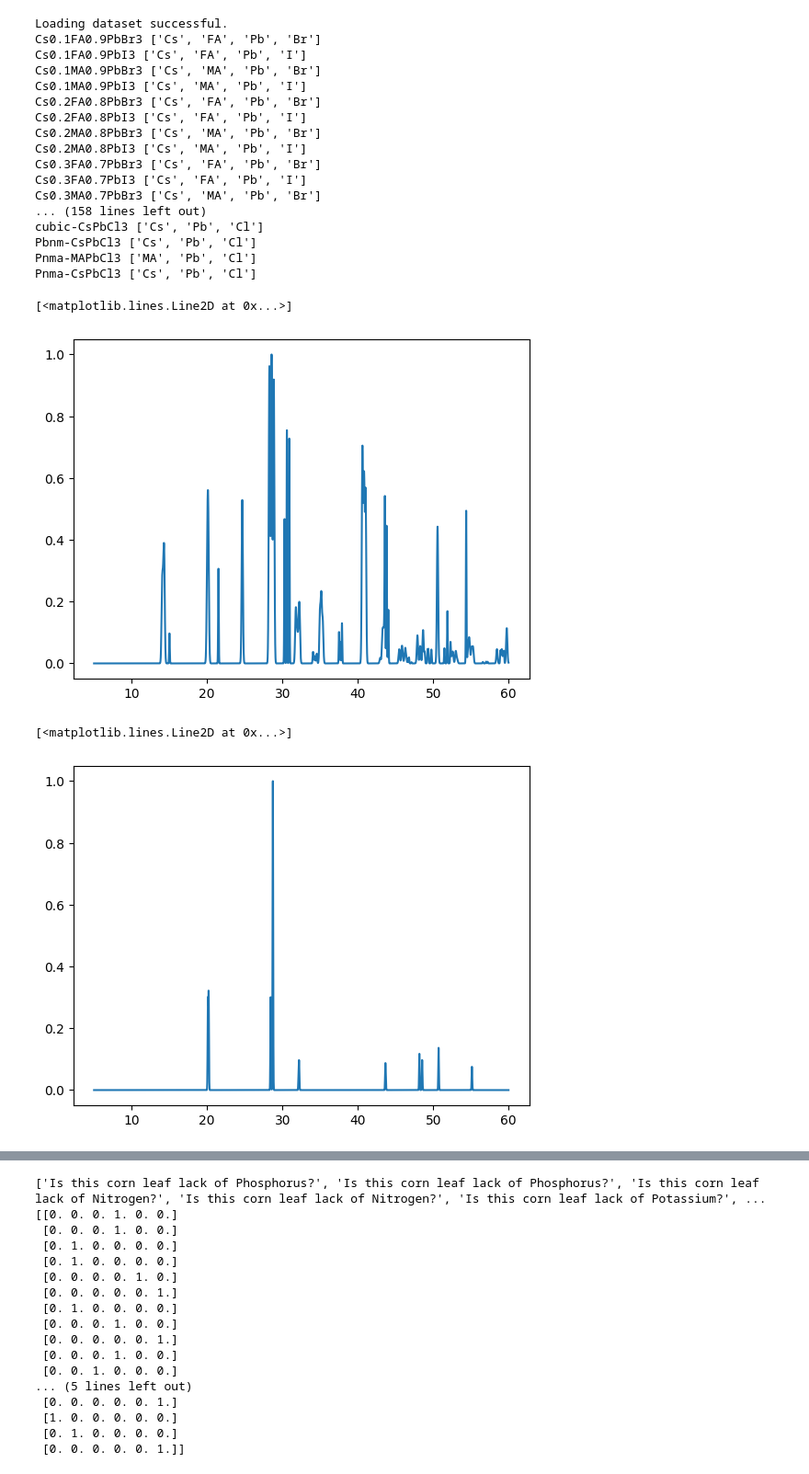
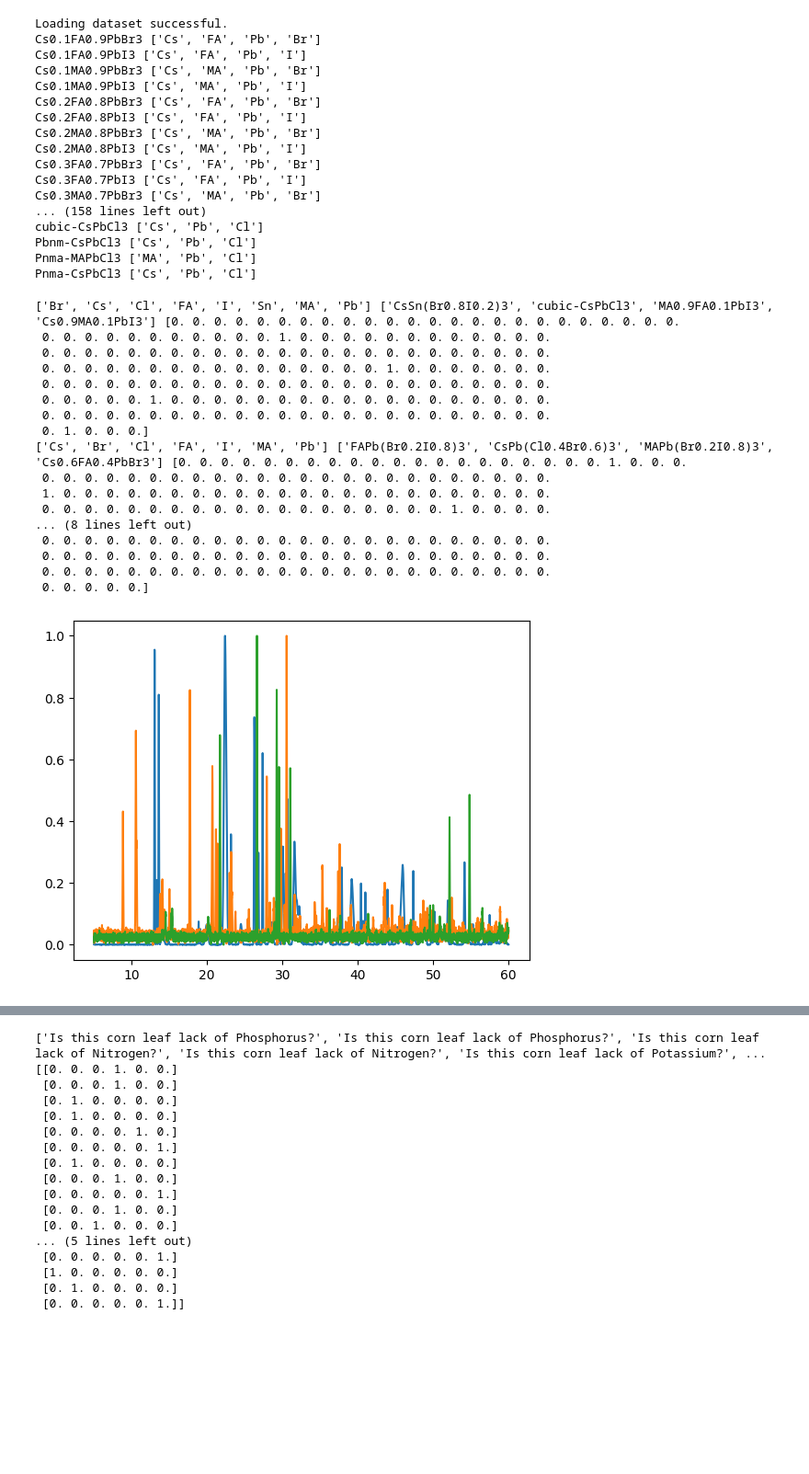
Before and after one commit to shengf22/XRD_Phase_identification, a Jupyter notebook: Train.ipynb, the cells around one changed output, grey strips where cells are left out. Shown at 92% size. Cells and saved outputs as stored; diff of their text form; code cells hidden in the pictures; blank space fills up the shorter version.

Commit message:
Update dataloader

```diff
--- a/Train.ipynb
+++ b/Train.ipynb
@@ -82,7 +82,8 @@ class DataLoader():
 
 
     def load_data(self, batch_size=10, max_n_mix=3, substrate_list=['ITO','FTO'], twotheta=np.arange(5.00, 60.01, 0.01),
-                  peak_probability_range=(0.2, 1), crystal_size_range=(5, 20), intensity_variation_range=(0.2, 1)):
+                  peak_probability_range=(0.2, 1), crystal_size_range=(5, 20), intensity_variation_range=(0.2, 1),
+                  min_mixing_ratio=0.05, noise_sigma_list=np.logspace(-4,-2,num=101)):
 
         self.n_mix_list = np.random.randint(1, max_n_mix+1, batch_size)
 
@@ -92,17 +93,21 @@ class DataLoader():
         self.labels = np.zeros((batch_size,self.len))
 
         for i in range(batch_size):
-            self.sample_idxs = np.random.randint(0,self.len,self.n_mix_list[i])
+            self.sample_idxs = np.random.choice(self.len, size=self.n_mix_list[i], replace=False)
             self.formulas, self.elements = [], []
 
-            for sample_idx in self.sample_idxs:
+            self.mixing_ratio = np.random.uniform(min_mixing_ratio,1,len(self.sample_idxs))
+            self.mixing_ratio = self.mixing_ratio/np.sum(self.mixing_ratio)
+
+            for j, sample_idx in enumerate(self.sample_idxs):
                 self.data = self.dataset[self.sample_list[sample_idx]]
                 self.formulas.append(self.data['formula'])
                 for element in self.data['element_list']:
                     if element not in self.elements:
                         self.elements.append(element)
+                self.labels[i, sample_idx] += 1
 
-                self.X_short, self.Y_short = self.data['xrd_list'][np.random.randint(0,len(dataloader.data['xrd_list']))]
+                self.X_short, self.Y_short = self.data['xrd_list'][np.random.randint(0,len(self.data['xrd_list']))]
                 self.Y = np.zeros(twotheta.shape)
                 self.Y[np.searchsorted(twotheta,self.X_short)] = self.Y_short
 
@@ -117,14 +122,15 @@ class DataLoader():
                 sigma = np.mean(fwhm)/(2*np.sqrt(2*np.log(2)))
                 self.Y = gaussian_filter(self.Y, sigma=sigma*100)
 
-                self.Ys[i,:,0] += self.Y
+                self.Ys[i,:,0] += self.Y*self.mixing_ratio[j]
 
-            self.Ys[i,:,0] = self.Ys[i,:,0]/np.max(self.Ys[i,:,0])
+            self.Ys[i,:,0] = self.Ys[i,:,0]/np.max(self.Ys[i,:,0]) + np.random.normal(0, np.random.choice(noise_sigma_list), len(twotheta))
+            self.Ys[i,:,0] = (self.Ys[i,:,0]-np.min(self.Ys[i,:,0]))/(np.max(self.Ys[i,:,0])-np.min(self.Ys[i,:,0]))
 
             self.formula_list.append(self.formulas)
-            self.element_list.append(list(set(np.array(self.elements).flatten()))) # remove dups
+            self.element_list.append(list(set(np.array(self.elements).flatten())))
 
-        return self.Xs, self.Ys, self.element_list, self.labels
+        return self.Xs, self.Ys, self.element_list, self.formula_list, self.labels
 # %%
 del dataloader
 # %%
@@ -150,15 +156,28 @@ cubic-CsPbCl3 ['Cs', 'Pb', 'Cl']
 Pbnm-CsPbCl3 ['Cs', 'Pb', 'Cl']
 Pnma-MAPbCl3 ['MA', 'Pb', 'Cl']
 Pnma-CsPbCl3 ['Cs', 'Pb', 'Cl']
-# %%
-Xs, Ys, element_list, labels = dataloader.load_data()
-# %%
-plt.plot(Xs[0], Ys[0])
-# %% [output]
-[<matplotlib.lines.Line2D at 0x...>]
-[figure, removed]
-# %%
-plt.plot(Xs[1], Ys[1])
-# %% [output]
-[<matplotlib.lines.Line2D at 0x...>]
-[figure, removed]
+# %%
+Xs, Ys, element_list, formula_list, labels = dataloader.load_data(batch_size=3, max_n_mix=5,
+                                                                 noise_sigma_list=np.logspace(-4,-1,num=101))
+for i in range(len(element_list)):
+    plt.plot(Xs[i], Ys[i])
+    print(element_list[i], formula_list[i], labels[i])
+# %% [output]
+['Br', 'Cs', 'Cl', 'FA', 'I', 'Sn', 'MA', 'Pb'] ['CsSn(Br0.8I0.2)3', 'cubic-CsPbCl3', 'MA0.9FA0.1PbI3', 'Cs0.9MA0.1PbI3'] [0. 0. 0. 0. 0. 0. 0. 0. 0. 0. 0. 0. 0. 0. 0. 0. 0. 0. 0. 0. 0. 0. 0. 0.
+ 0. 0. 0. 0. 0. 0. 0. 0. 0. 0. 0. 1. 0. 0. 0. 0. 0. 0. 0. 0. 0. 0. 0. 0.
+ 0. 0. 0. 0. 0. 0. 0. 0. 0. 0. 0. 0. 0. 0. 0. 0. 0. 0. 0. 0. 0. 0. 0. 0.
+ 0. 0. 0. 0. 0. 0. 0. 0. 0. 0. 0. 0. 0. 0. 0. 0. 1. 0. 0. 0. 0. 0. 0. 0.
+ 0. 0. 0. 0. 0. 0. 0. 0. 0. 0. 0. 0. 0. 0. 0. 0. 0. 0. 0. 0. 0. 0. 0. 0.
+ 0. 0. 0. 0. 0. 1. 0. 0. 0. 0. 0. 0. 0. 0. 0. 0. 0. 0. 0. 0. 0. 0. 0. 0.
+ 0. 0. 0. 0. 0. 0. 0. 0. 0. 0. 0. 0. 0. 0. 0. 0. 0. 0. 0. 0. 0. 0. 0. 0.
+ 0. 1. 0. 0. 0.]
+['Cs', 'Br', 'Cl', 'FA', 'I', 'MA', 'Pb'] ['FAPb(Br0.2I0.8)3', 'CsPb(Cl0.4Br0.6)3', 'MAPb(Br0.2I0.8)3', 'Cs0.6FA0.4PbBr3'] [0. 0. 0. 0. 0. 0. 0. 0. 0. 0. 0. 0. 0. 0. 0. 0. 0. 0. 0. 0. 1. 0. 0. 0.
+ 0. 0. 0. 0. 0. 0. 0. 0. 0. 0. 0. 0. 0. 0. 0. 0. 0. 0. 0. 0. 0. 0. 0. 0.
+ 1. 0. 0. 0. 0. 0. 0. 0. 0. 0. 0. 0. 0. 0. 0. 0. 0. 0. 0. 0. 0. 0. 0. 0.
+ 0. 0. 0. 0. 0. 0. 0. 0. 0. 0. 0. 0. 0. 0. 0. 0. 0. 0. 0. 1. 0. 0. 0. 0.
+... (8 lines left out)
+ 0. 0. 0. 0. 0. 0. 0. 0. 0. 0. 0. 0. 0. 0. 0. 0. 0. 0. 0. 0. 0. 0. 0. 0.
+ 0. 0. 0. 0. 0. 0. 0. 0. 0. 0. 0. 0. 0. 0. 0. 0. 0. 0. 0. 0. 0. 0. 0. 0.
+ 0. 0. 0. 0. 0. 0. 0. 0. 0. 0. 0. 0. 0. 0. 0. 0. 0. 0. 0. 0. 0. 0. 0. 0.
+ 0. 0. 0. 0. 0.]
+[figure, added]
```
Also changed, not shown: parts of 1 cell of this notebook, 1 other file.
